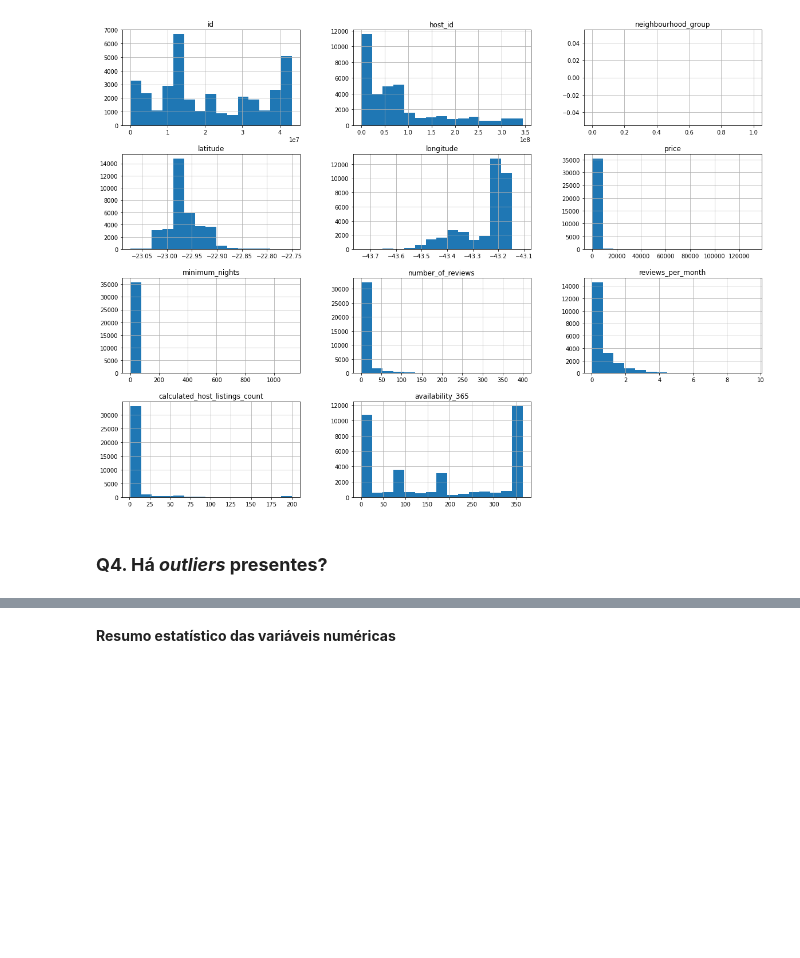
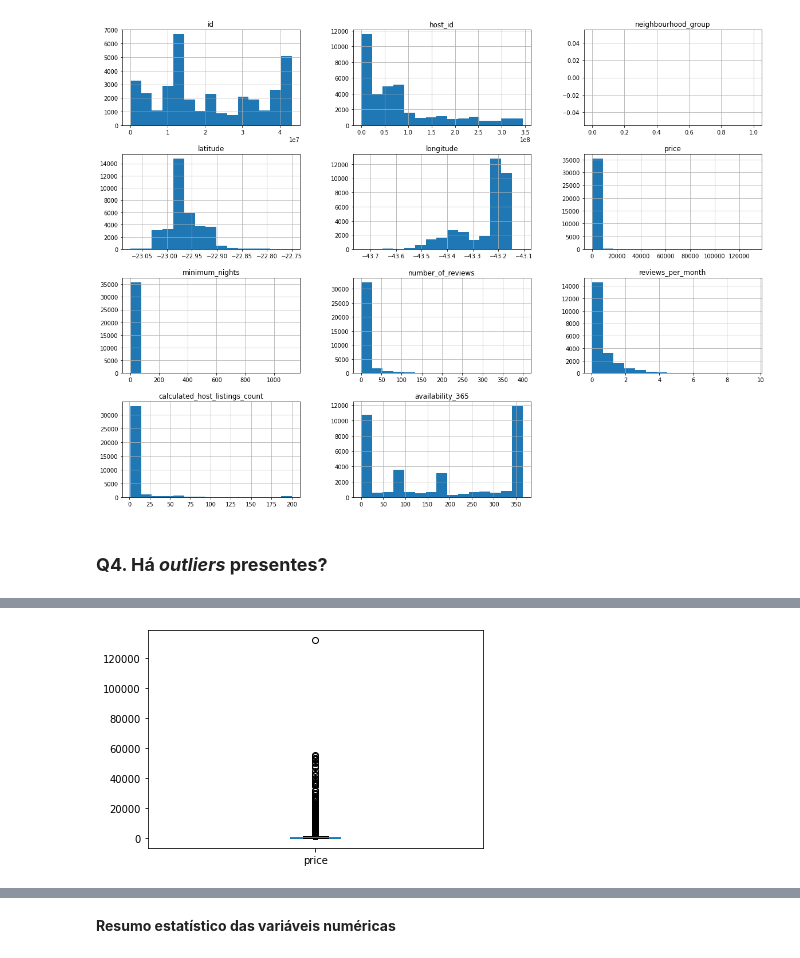
Before and after one commit to amadords/Projetos-Publicos, a Jupyter notebook: Análise_de_Dados_(Airbnb_Rio_de_Janeiro).ipynb, the cells around one changed output, grey strips where cells are left out. Cells and saved outputs as stored; diff of their text form; code cells hidden in the pictures; blank space fills up the shorter version.

```diff
--- a/Análise_de_Dados_(Airbnb_Rio_de_Janeiro).ipynb
+++ b/Análise_de_Dados_(Airbnb_Rio_de_Janeiro).ipynb
@@ -171,0 +193,4 @@ Para confirmar o que está sendo dito, há duas maneiras rápidas e simples que
+# %%
+df.price.plot(kind = 'box');
+# %% [output]
+[figure, added]
```
Also changed, not shown: parts of 10 cells of this notebook.
